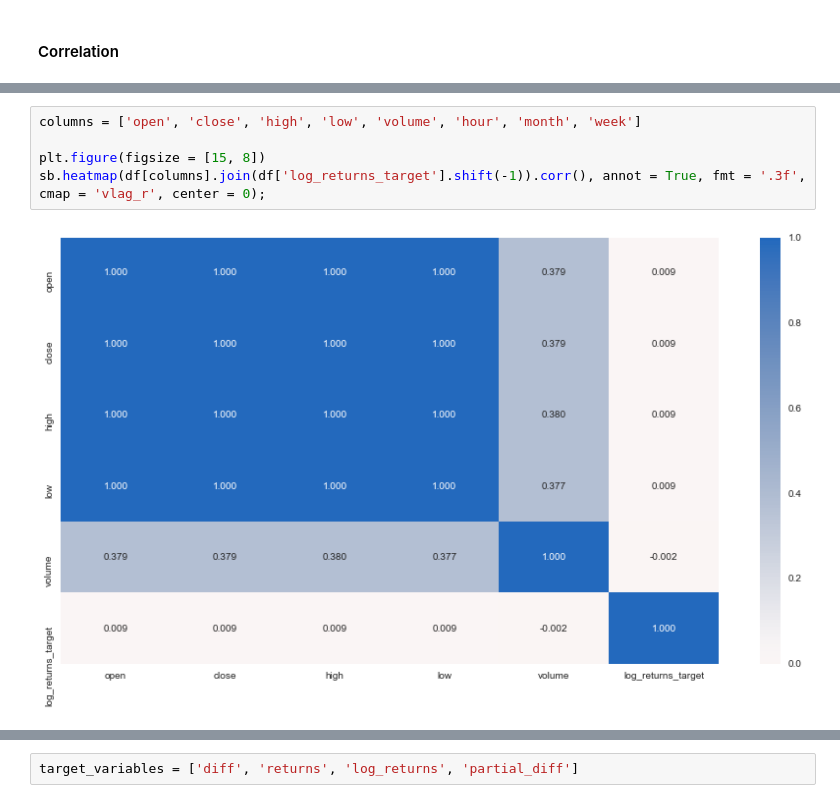
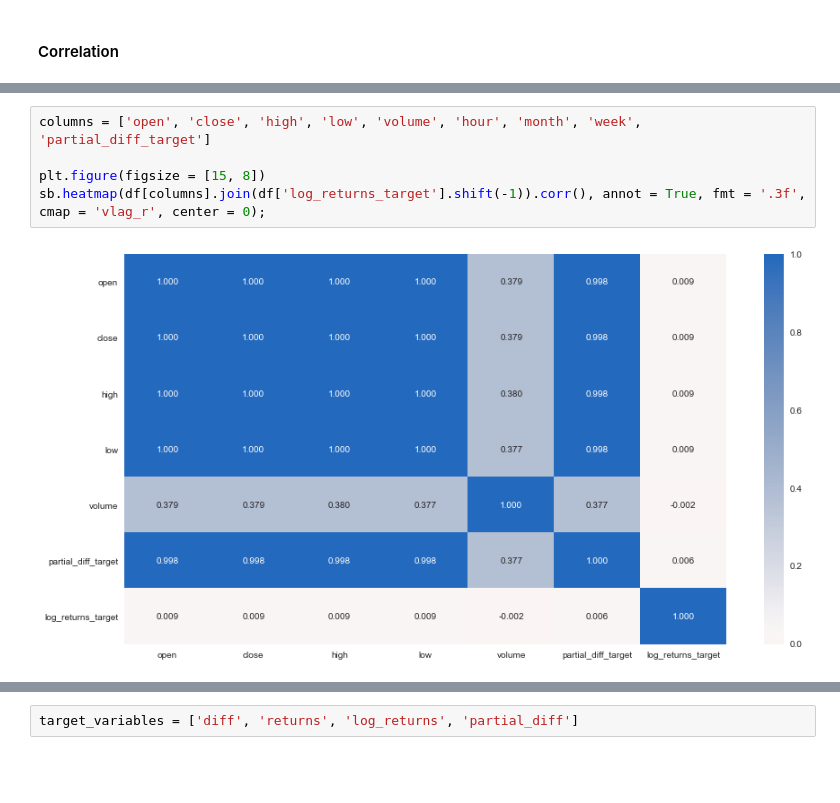
Before and after one commit to diogomatoschaves/MyCryptoBot, a Jupyter notebook: notebooks/Bitcoin Price Prediction Model.ipynb, the cells around one changed output, grey strips where cells are left out. Saved outputs shown, nothing was run; the diff lists cells and outputs as text; blank space fills up the shorter version.

```diff
--- a/notebooks/Bitcoin Price Prediction Model.ipynb
+++ b/notebooks/Bitcoin Price Prediction Model.ipynb
@@ -842,7 +850,7 @@ sb.heatmap(df[columns].join(df['log_returns_target'].shift(-1)).corr(), annot =
 # %%
-columns = ['open', 'close', 'high', 'low', 'volume', 'hour', 'month', 'week']
+columns = ['open', 'close', 'high', 'low', 'volume', 'hour', 'month', 'week', 'partial_diff_target']
 
 plt.figure(figsize = [15, 8])
 sb.heatmap(df[columns].join(df['log_returns_target'].shift(-1)).corr(), annot = True, fmt = '.3f', cmap = 'vlag_r', center = 0);
 # %% [output]
-[figure, old version]
+[figure, new version]
```
Also changed, not shown: parts of 35 cells of this notebook, 7 other files.
